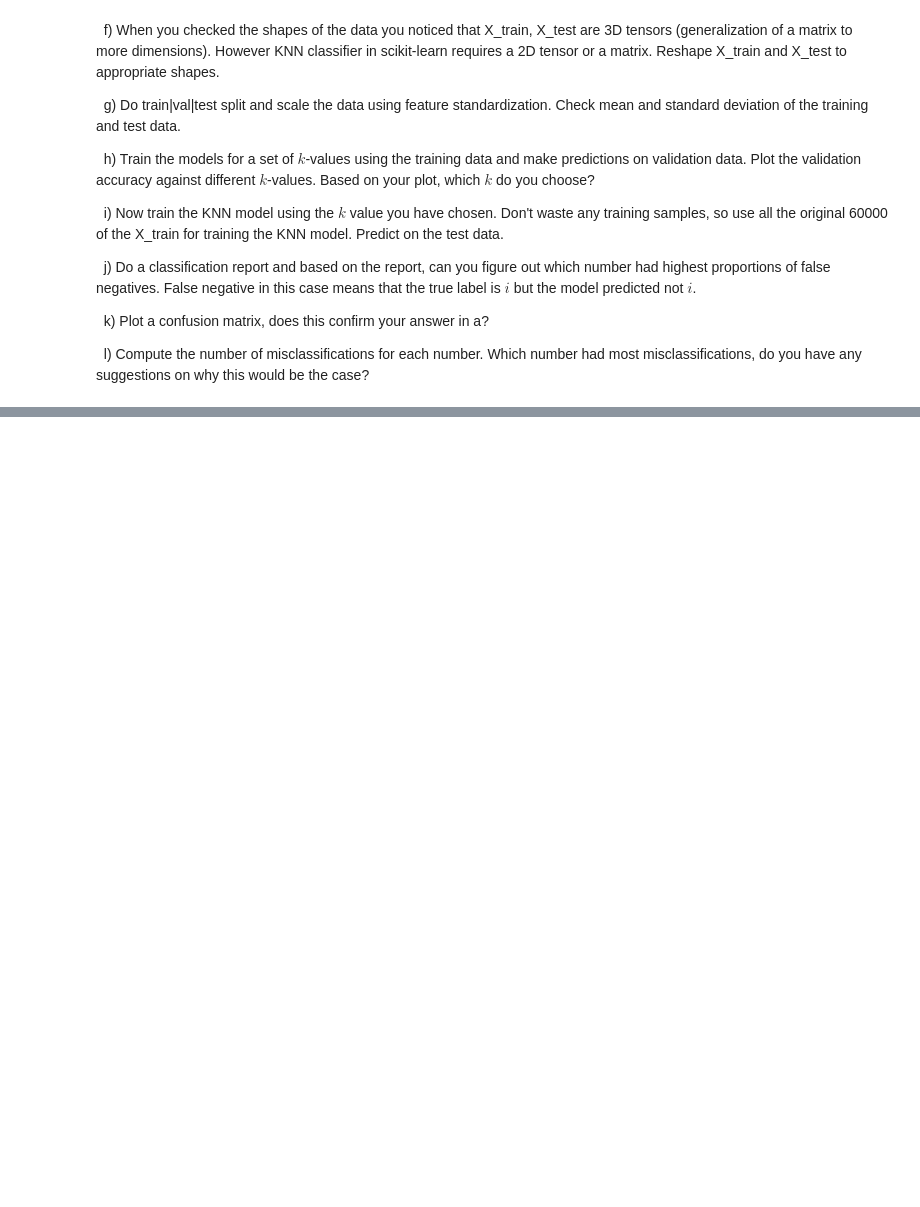
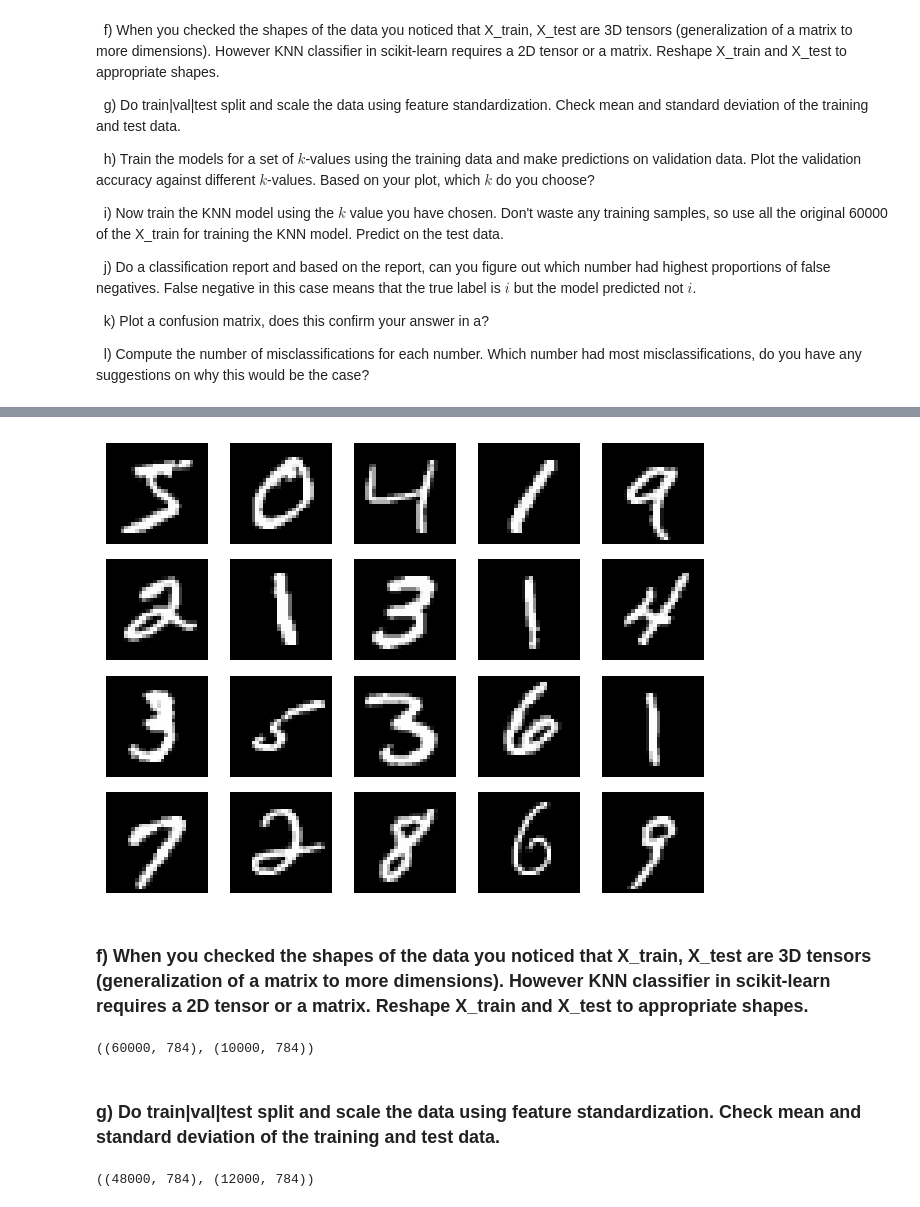
Before and after one commit to ponagr/ai_engineering_pontus_agren_grundstrom, a Jupyter notebook: exercises/2_classification/4_mnist_data.ipynb, the cells around one changed output, grey strips where cells are left out. Cells and saved outputs as stored; diff of their text form; code cells hidden in the pictures; blank space fills up the shorter version.

```diff
--- a/exercises/2_classification/4_mnist_data.ipynb
+++ b/exercises/2_classification/4_mnist_data.ipynb
@@ -28,0 +131,29 @@ In the whole exercise, we will work with the famous MNIST dataset. Start by inst
+# %%
+for i in range(0,20):
+    plt.subplot(4,5, i+1)
+    plt.imshow(x_train[i], cmap="gray")
+    plt.axis("off")
+
+plt.tight_layout()
+plt.show()
+# %% [output]
+[figure, added]
+# %% [markdown]
+### f) When you checked the shapes of the data you noticed that X_train, X_test are 3D tensors (generalization of a matrix to more dimensions). However KNN classifier in scikit-learn requires a 2D tensor or a matrix. Reshape X_train and X_test to appropriate shapes.
+# %%
+x_train_reshaped = x_train.reshape(x_train.shape[0], -1)
+x_test_reshaped = x_test.reshape(x_test.shape[0], -1)
+
+x_train_reshaped.shape, x_test_reshaped.shape
+# %% [output]
+((60000, 784), (10000, 784))
+# %% [markdown]
+### g) Do train|val|test split and scale the data using feature standardization. Check mean and standard deviation of the training and test data.
+# %%
+from sklearn.model_selection import train_test_split
+
+X_train, X_val, y_train_split, y_val = train_test_split(x_train_reshaped, y_train, test_size=0.2, random_state=42)
+
+X_train.shape, X_val.shape
+# %% [output]
+((48000, 784), (12000, 784))
```
Also changed, not shown: parts of 20 cells of this notebook, 1 other file.
